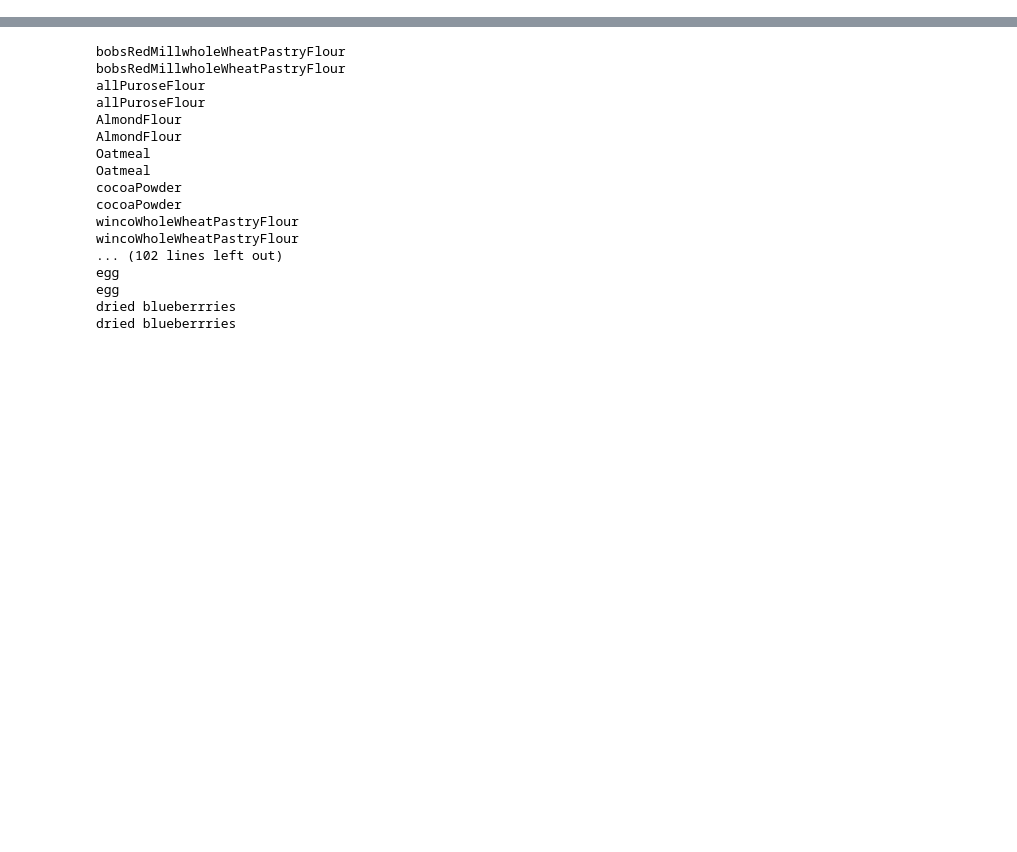
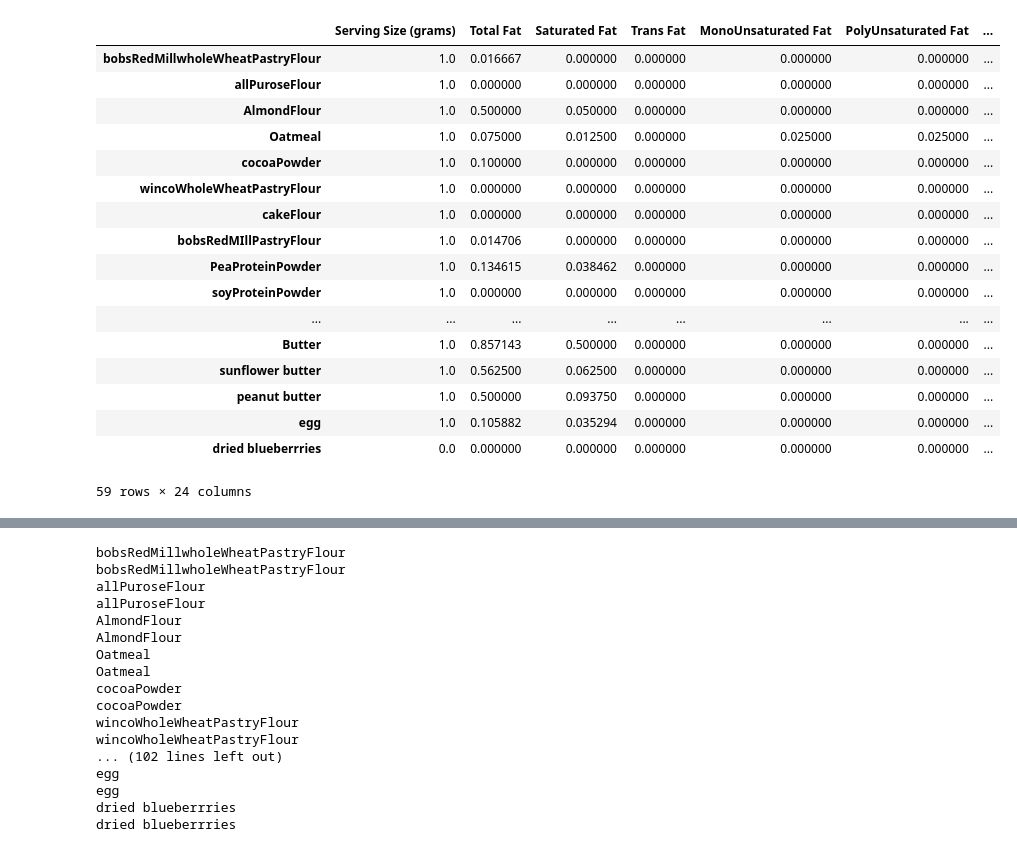
Before and after one commit to maxdickinson/DataTables, a Jupyter notebook: recipeXNutritionTable.ipynb, the cells around one changed output, grey strips where cells are left out. Cells and saved outputs as stored; diff of their text form; code cells hidden in the pictures; blank space fills up the shorter version.

Commit message:
more cleaning on ingredientx nutrition and validating some row x matrix multiplication for a few recipes

```diff
--- a/recipeXNutritionTable.ipynb
+++ b/recipeXNutritionTable.ipynb
@@ -41,3 +35,11 @@ ingredientXNutrition = ingredientXNutrition.drop( index = ['nutrional yeast' , '
 ingredsIndex = ingredientXNutrition.index.to_list()
 # %%
 ingredientXNutrition = ingredientXNutrition.set_index(np.array(ingredsIndex))
+# %%
+teaspoonIngreds = ['bakingSoda(teaspoons)', 'bakingPowder(teaspoons)', 'cinamon(teaspoons)',
+       'nutmeg(teaspoons)', 'cardamom(teaspoons)', 'xanthamGum(teaspoons)', 'Salt(teaspoons)',
+       'guarGuam(teaspoons)', 'cornStarch(teaspoons)',
+       'vanillaExtract(teaspoons)', 'Almond Extract(teaspoons)', 'naturesFlavorsButterExtract(teaspoons)',
+       'espressoPowder(teaspoons)']
+# %%
+ingredientXNutrition.loc[teaspoonIngreds, 'Serving Size (grams)'] = ingredientXNutrition.loc[teaspoonIngreds , 'Serving Size (cups)']
@@ -43,0 +48,21 @@ ingredientXNutrition = ingredientXNutrition.set_index(np.array(ingredsIndex))
+# %%
+ingredientXNutrition
+# %% [output]
+|  | Serving Size (grams) | Total Fat | Saturated Fat | Trans Fat | MonoUnsaturated Fat | PolyUnsaturated Fat | ... |
+| bobsRedMillwholeWheatPastryFlour | 1.0 | 0.016667 | 0.000000 | 0.000000 | 0.000000 | 0.000000 | ... |
+| allPuroseFlour | 1.0 | 0.000000 | 0.000000 | 0.000000 | 0.000000 | 0.000000 | ... |
+| AlmondFlour | 1.0 | 0.500000 | 0.050000 | 0.000000 | 0.000000 | 0.000000 | ... |
+| Oatmeal | 1.0 | 0.075000 | 0.012500 | 0.000000 | 0.025000 | 0.025000 | ... |
+| cocoaPowder | 1.0 | 0.100000 | 0.000000 | 0.000000 | 0.000000 | 0.000000 | ... |
+| wincoWholeWheatPastryFlour | 1.0 | 0.000000 | 0.000000 | 0.000000 | 0.000000 | 0.000000 | ... |
+| cakeFlour | 1.0 | 0.000000 | 0.000000 | 0.000000 | 0.000000 | 0.000000 | ... |
+| bobsRedMIllPastryFlour | 1.0 | 0.014706 | 0.000000 | 0.000000 | 0.000000 | 0.000000 | ... |
+| PeaProteinPowder | 1.0 | 0.134615 | 0.038462 | 0.000000 | 0.000000 | 0.000000 | ... |
+| soyProteinPowder | 1.0 | 0.000000 | 0.000000 | 0.000000 | 0.000000 | 0.000000 | ... |
+| ... | ... | ... | ... | ... | ... | ... | ... |
+| Butter | 1.0 | 0.857143 | 0.500000 | 0.000000 | 0.000000 | 0.000000 | ... |
+| sunflower butter | 1.0 | 0.562500 | 0.062500 | 0.000000 | 0.000000 | 0.000000 | ... |
+| peanut butter | 1.0 | 0.500000 | 0.093750 | 0.000000 | 0.000000 | 0.000000 | ... |
+| egg | 1.0 | 0.105882 | 0.035294 | 0.000000 | 0.000000 | 0.000000 | ... |
+| dried blueberrries | 0.0 | 0.000000 | 0.000000 | 0.000000 | 0.000000 | 0.000000 | ... |
+59 rows × 24 columns
```
Also changed, not shown: parts of 52 cells of this notebook, 2 other files.
